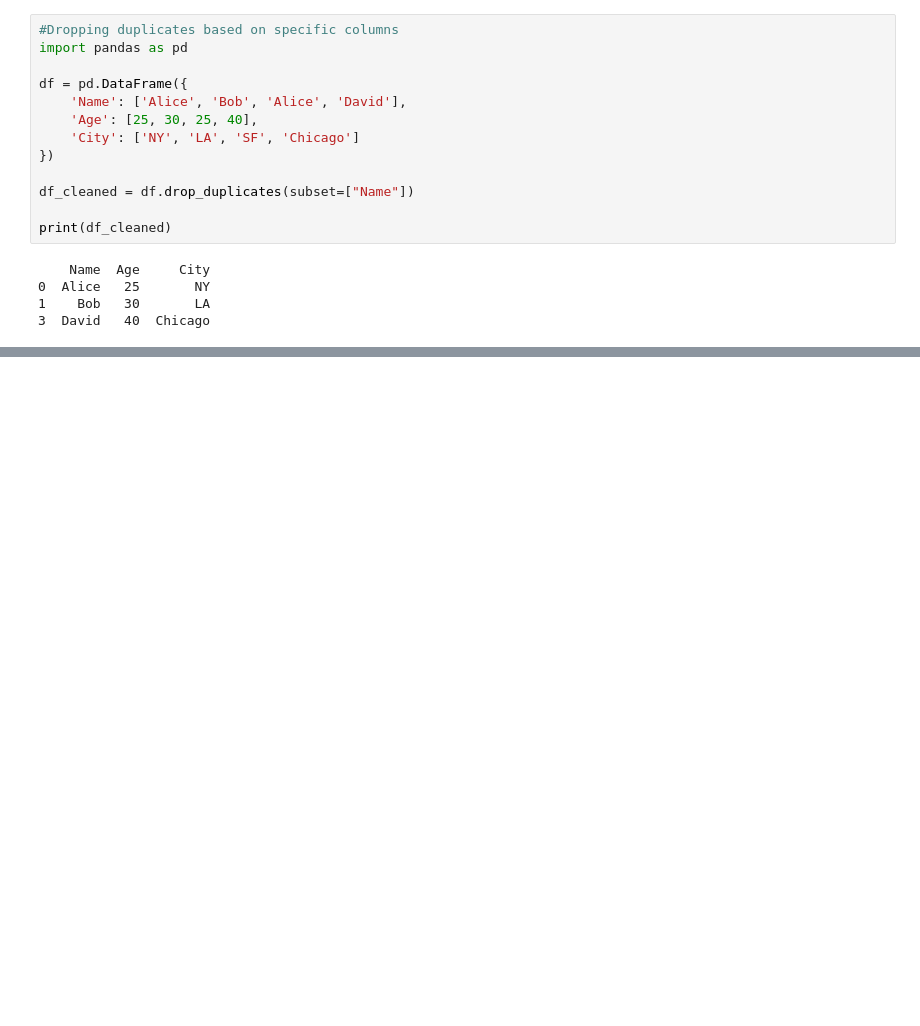
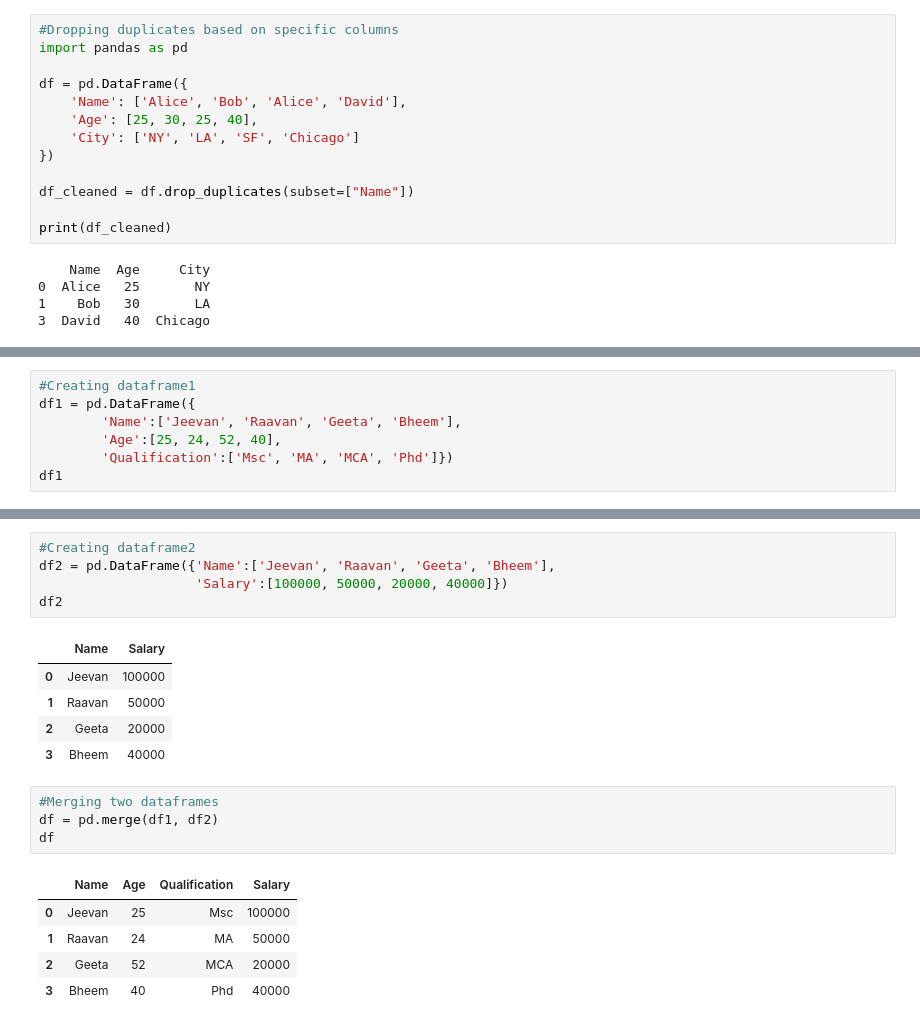
Before and after one commit to Gunjan20124/ITER_DataScience, a Jupyter notebook: Pandas/session 2/Pandas21.ipynb, the cells around one changed output, grey strips where cells are left out. Saved outputs shown, nothing was run; the diff lists cells and outputs as text; blank space fills up the shorter version.

```diff
--- a/Pandas/session 2/Pandas21.ipynb
+++ b/Pandas/session 2/Pandas21.ipynb
@@ -278,0 +846,7 @@ print(df_cleaned)
+# %%
+#Creating dataframe1
+df1 = pd.DataFrame({
+        'Name':['Jeevan', 'Raavan', 'Geeta', 'Bheem'],
+        'Age':[25, 24, 52, 40],
+        'Qualification':['Msc', 'MA', 'MCA', 'Phd']})
+df1
@@ -278,0 +859,21 @@ print(df_cleaned)
+# %%
+#Creating dataframe2
+df2 = pd.DataFrame({'Name':['Jeevan', 'Raavan', 'Geeta', 'Bheem'],
+                    'Salary':[100000, 50000, 20000, 40000]})
+df2
+# %% [output]
+|  | Name | Salary |
+| 0 | Jeevan | 100000 |
+| 1 | Raavan | 50000 |
+| 2 | Geeta | 20000 |
+| 3 | Bheem | 40000 |
+# %%
+#Merging two dataframes
+df = pd.merge(df1, df2)
+df
+# %% [output]
+|  | Name | Age | Qualification | Salary |
+| 0 | Jeevan | 25 | Msc | 100000 |
+| 1 | Raavan | 24 | MA | 50000 |
+| 2 | Geeta | 52 | MCA | 20000 |
+| 3 | Bheem | 40 | Phd | 40000 |
```
Also changed, not shown: parts of 43 cells of this notebook, 8 other files.
